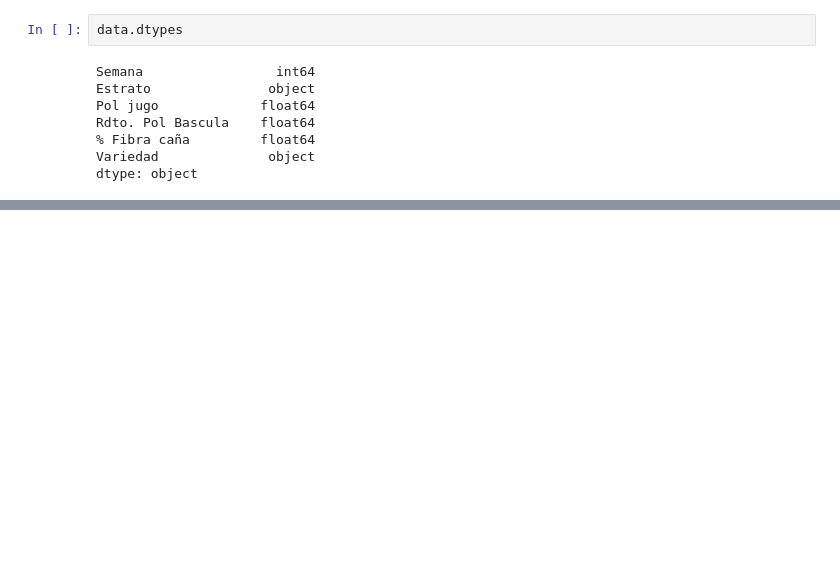
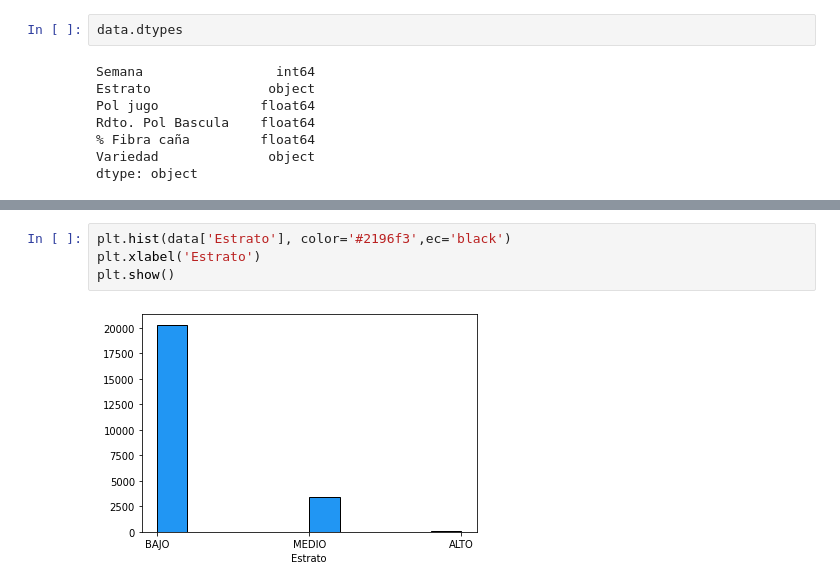
Before and after one commit to UVG-Teams/datamining-proyecto, a Jupyter notebook: Proyecto v1.ipynb, the cells around one changed output, grey strips where cells are left out. Saved outputs shown, nothing was run; the diff lists cells and outputs as text; blank space fills up the shorter version.

```diff
--- a/Proyecto v1.ipynb
+++ b/Proyecto v1.ipynb
@@ -57,0 +83,6 @@ dtype: object
+# %%
+plt.hist(data['Estrato'], color='#2196f3',ec='black')
+plt.xlabel('Estrato')
+plt.show()
+# %% [output]
+[figure, added]
```
Also changed, not shown: parts of 40 cells of this notebook.
